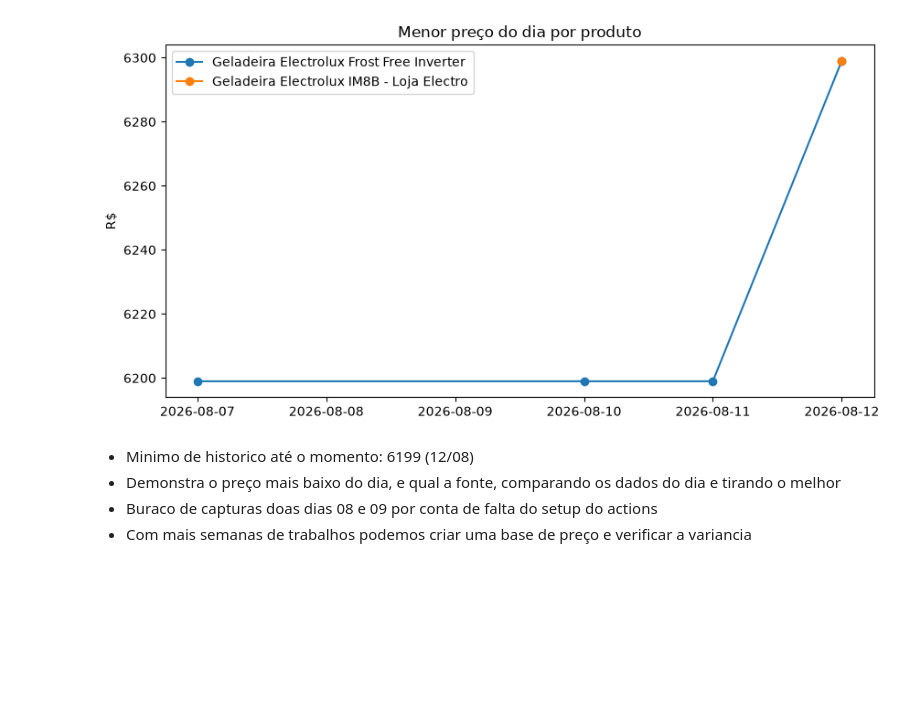
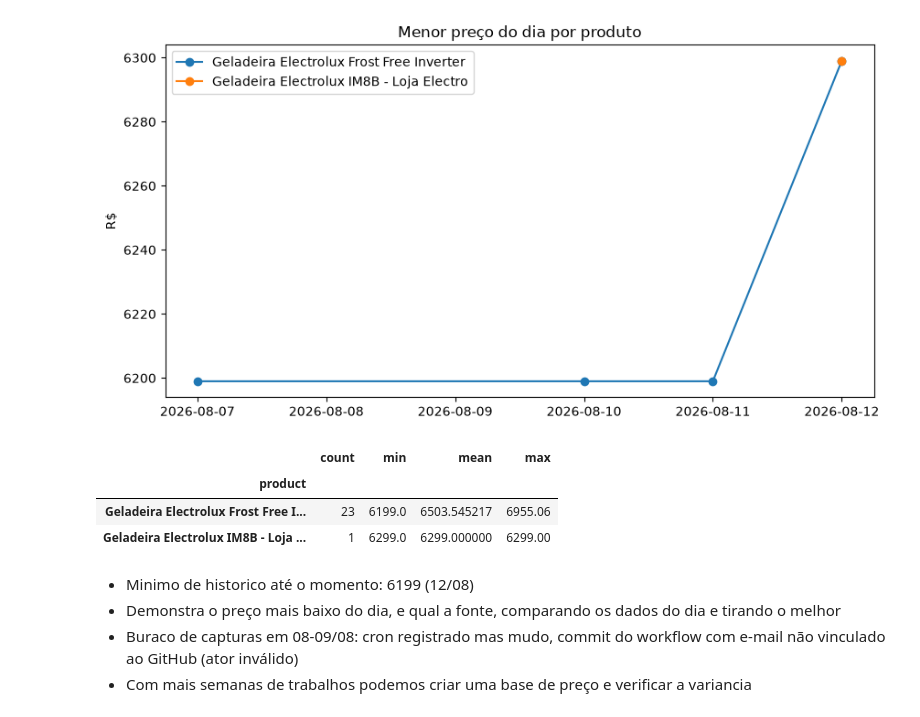
Before and after one commit to GuiNunesBR/price-agent, a Jupyter notebook: analise_precos.ipynb, the cells around one changed output. Drawn from its saved outputs; the diff is of its cells as text; code cells hidden in the pictures; blank space fills up the shorter version.

```diff
--- a/analise_precos.ipynb
+++ b/analise_precos.ipynb
@@ -44,8 +43,15 @@ ax.legend()
 plt.show()
 # %% [output]
 [figure]
+# %%
+df.groupby('product')['price'].agg(['count', 'min', 'mean', 'max'])
+# %% [output]
+|  | count | min | mean | max |
+| product |  |  |  |  |
+| Geladeira Electrolux Frost Free I... | 23 | 6199.0 | 6503.545217 | 6955.06 |
+| Geladeira Electrolux IM8B - Loja ... | 1 | 6299.0 | 6299.000000 | 6299.00 |
 # %% [markdown]
 - Minimo de historico até o momento: 6199 (12/08)
 - Demonstra o preço mais baixo do dia, e qual a fonte, comparando os dados do dia e tirando o melhor
-- Buraco de capturas doas dias 08 e 09 por conta de falta do setup do actions
+- Buraco de capturas em 08-09/08: cron registrado mas mudo, commit do workflow com e-mail não vinculado ao GitHub (ator inválido)
 - Com mais semanas de trabalhos podemos criar uma base de preço e verificar a variancia
```
Also changed, not shown: parts of 1 cell of this notebook, 1 other file.
